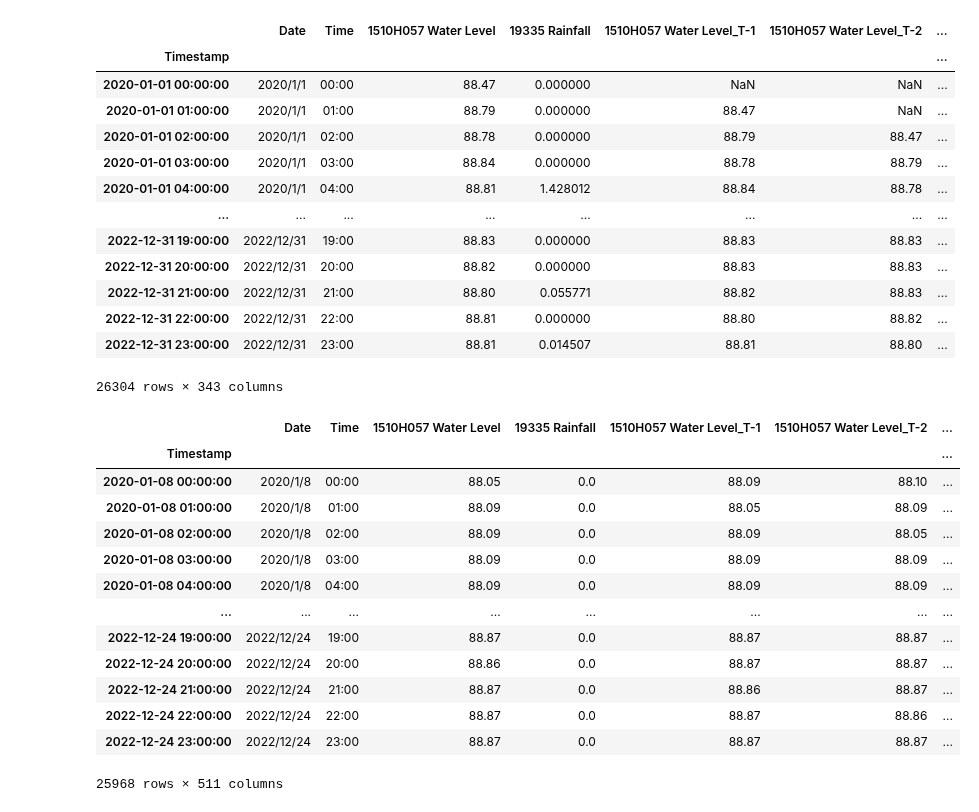
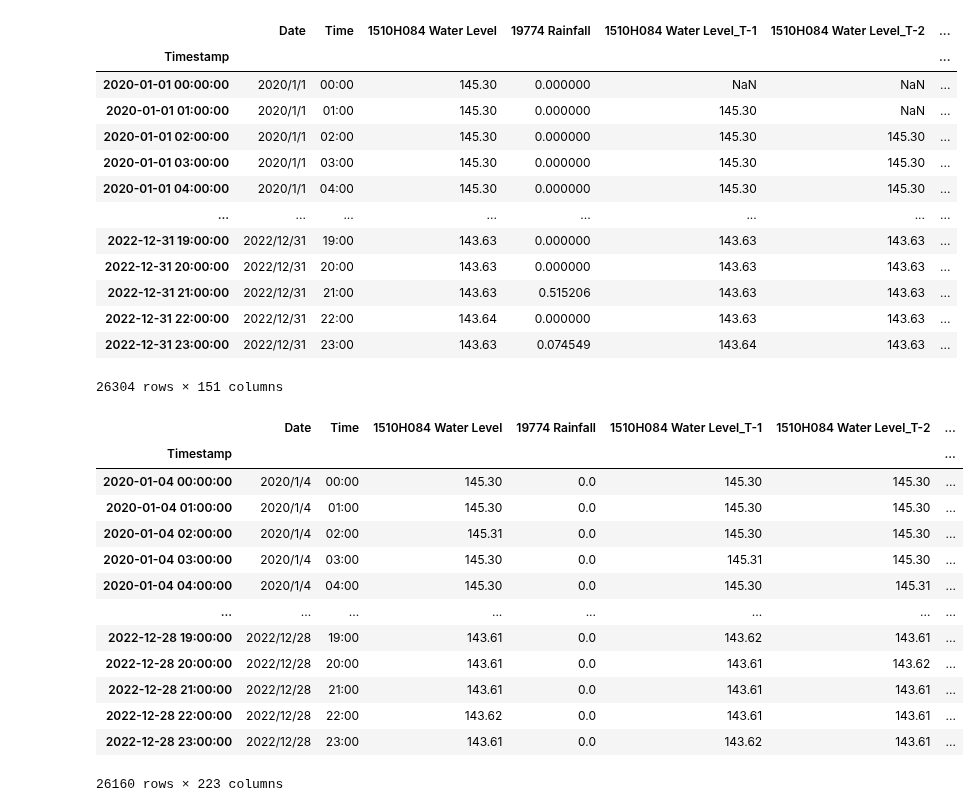
Before and after one commit to wenyi22/-, a Jupyter notebook: water level prediction p2.ipynb, the cells around one changed output. Drawn from its saved outputs; the diff is of its cells as text; code cells hidden in the pictures.

```diff
--- a/water level prediction p2.ipynb
+++ b/water level prediction p2.ipynb
@@ -30,7 +30,7 @@ def create_timestamp(data):
     data = data.set_index('Timestamp')
     return data
 
-data_path = r'C:\Users\rex\Desktop\水位預測\3\1510H057.csv'
+data_path = r'C:\Users\rex\Desktop\水位預測\3\1510H084.csv'
 data = pd.read_csv(data_path)
 
 # 使用函數創建時間戳
@@ -74,19 +74,19 @@ data.info()
 
 # 列出所有要增加特徵的欄位名稱
 columns_to_expand = [
-    # "1510H084 Water Level",
+    "1510H084 Water Level",
     # "1510H076 Water Level",
     # "1510H071 Water Level",
-    "1510H057 Water Level",
-    # "19774 Rainfall",
+    # "1510H057 Water Level",
+    "19774 Rainfall"
     # "20016 Rainfall",
     # "19606 Rainfall",
-    "19335 Rainfall"
+    # "19335 Rainfall",
 ]
 
 # 增加_T-1到_T-48的特徵
 for col in columns_to_expand:
-    for t in range(1, 169):
+    for t in range(1, 73):
         new_col_name = f"{col}_T-{t}"
         data[new_col_name] = data[col].shift(t)
 # 建立滑動窗口的平均水位和標準差
@@ -95,7 +95,7 @@ window_size = 48 # 48小時
 # for station in ["1510H084", "1510H076", "1510H071", "1510H057"]:
 
 
-for station in ["1510H057"]:
+for station in ["1510H084"]:
     col = f"{station} Water Level"
     data[f"{col}_rolling_mean"] = data[col].rolling(window_size).mean()     #過去48小時平均水位
     data[f"{col}_rolling_std"] = data[col].rolling(window_size).std()       #過去48小時水位標準差
@@ -106,57 +106,58 @@ for station in ["1510H057"]:
 # 對每個站點的水位差分
 # for station in ["1510H084", "1510H076", "1510H071", "1510H057"]:
 
-for station in ["1510H057"]:
+for station in ["1510H084"]:
     col = f"{station} Water Level"
     data[f"{col}_diff"] = data[col].diff()                                  #前一小時水位差
 
 
 data
 # %% [output]
-|  | Date | Time | 1510H057 Water Level | 19335 Rainfall | 1510H057 Water Level_T-1 | 1510H057 Water Level_T-2 | ... |
+|  | Date | Time | 1510H084 Water Level | 19774 Rainfall | 1510H084 Water Level_T-1 | 1510H084 Water Level_T-2 | ... |
 | Timestamp |  |  |  |  |  |  | ... |
-| 2020-01-01 00:00:00 | 2020/1/1 | 00:00 | 88.47 | 0.000000 | NaN | NaN | ... |
-| 2020-01-01 01:00:00 | 2020/1/1 | 01:00 | 88.79 | 0.000000 | 88.47 | NaN | ... |
-| 2020-01-01 02:00:00 | 2020/1/1 | 02:00 | 88.78 | 0.000000 | 88.79 | 88.47 | ... |
-| 2020-01-01 03:00:00 | 2020/1/1 | 03:00 | 88.84 | 0.000000 | 88.78 | 88.79 | ... |
-| 2020-01-01 04:00:00 | 2020/1/1 | 04:00 | 88.81 | 1.428012 | 88.84 | 88.78 | ... |
+| 2020-01-01 00:00:00 | 2020/1/1 | 00:00 | 145.30 | 0.000000 | NaN | NaN | ... |
+| 2020-01-01 01:00:00 | 2020/1/1 | 01:00 | 145.30 | 0.000000 | 145.30 | NaN | ... |
+| 2020-01-01 02:00:00 | 2020/1/1 | 02:00 | 145.30 | 0.000000 | 145.30 | 145.30 | ... |
+| 2020-01-01 03:00:00 | 2020/1/1 | 03:00 | 145.30 | 0.000000 | 145.30 | 145.30 | ... |
+| 2020-01-01 04:00:00 | 2020/1/1 | 04:00 | 145.30 | 0.000000 | 145.30 | 145.30 | ... |
 | ... | ... | ... | ... | ... | ... | ... | ... |
-| 2022-12-31 19:00:00 | 2022/12/31 | 19:00 | 88.83 | 0.000000 | 88.83 | 88.83 | ... |
-| 2022-12-31 20:00:00 | 2022/12/31 | 20:00 | 88.82 | 0.000000 | 88.83 | 88.83 | ... |
-| 2022-12-31 21:00:00 | 2022/12/31 | 21:00 | 88.80 | 0.055771 | 88.82 | 88.83 | ... |
-| 2022-12-31 22:00:00 | 2022/12/31 | 22:00 | 88.81 | 0.000000 | 88.80 | 88.82 | ... |
-| 2022-12-31 23:00:00 | 2022/12/31 | 23:00 | 88.81 | 0.014507 | 88.81 | 88.80 | ... |
+| 2022-12-31 19:00:00 | 2022/12/31 | 19:00 | 143.63 | 0.000000 | 143.63 | 143.63 | ... |
+| 2022-12-31 20:00:00 | 2022/12/31 | 20:00 | 143.63 | 0.000000 | 143.63 | 143.63 | ... |
+| 2022-12-31 21:00:00 | 2022/12/31 | 21:00 | 143.63 | 0.515206 | 143.63 | 143.63 | ... |
+| 2022-12-31 22:00:00 | 2022/12/31 | 22:00 | 143.64 | 0.000000 | 143.63 | 143.63 | ... |
+| 2022-12-31 23:00:00 | 2022/12/31 | 23:00 | 143.63 | 0.074549 | 143.64 | 143.63 | ... |
-26304 rows × 343 columns
+26304 rows × 151 columns
 # %%
 # 增加T+1到T+48的雨量
 for station in [
-    # "19774 Rainfall",
+    "19774 Rainfall"
     # "20016 Rainfall",
-    # "19606 Rainfall",
-    "19335 Rainfall"]:
+    # "19335 Rainfall",
+    # "19606 Rainfall"
+    ]:
     col = f"{station}"
-    for t in range(1, 169):
+    for t in range(1, 73):
         future_col_name = f"{col}_T+{t}"
         data[future_col_name] = data[col].shift(-t)
 
 # 刪除包含NaN的行
 data = data.dropna()
 data
 # %% [output]
-|  | Date | Time | 1510H057 Water Level | 19335 Rainfall | 1510H057 Water Level_T-1 | 1510H057 Water Level_T-2 | ... |
+|  | Date | Time | 1510H084 Water Level | 19774 Rainfall | 1510H084 Water Level_T-1 | 1510H084 Water Level_T-2 | ... |
 | Timestamp |  |  |  |  |  |  | ... |
-| 2020-01-08 00:00:00 | 2020/1/8 | 00:00 | 88.05 | 0.0 | 88.09 | 88.10 | ... |
-| 2020-01-08 01:00:00 | 2020/1/8 | 01:00 | 88.09 | 0.0 | 88.05 | 88.09 | ... |
-| 2020-01-08 02:00:00 | 2020/1/8 | 02:00 | 88.09 | 0.0 | 88.09 | 88.05 | ... |
-| 2020-01-08 03:00:00 | 2020/1/8 | 03:00 | 88.09 | 0.0 | 88.09 | 88.09 | ... |
-| 2020-01-08 04:00:00 | 2020/1/8 | 04:00 | 88.09 | 0.0 | 88.09 | 88.09 | ... |
+| 2020-01-04 00:00:00 | 2020/1/4 | 00:00 | 145.30 | 0.0 | 145.30 | 145.30 | ... |
+| 2020-01-04 01:00:00 | 2020/1/4 | 01:00 | 145.30 | 0.0 | 145.30 | 145.30 | ... |
+| 2020-01-04 02:00:00 | 2020/1/4 | 02:00 | 145.31 | 0.0 | 145.30 | 145.30 | ... |
+| 2020-01-04 03:00:00 | 2020/1/4 | 03:00 | 145.30 | 0.0 | 145.31 | 145.30 | ... |
+| 2020-01-04 04:00:00 | 2020/1/4 | 04:00 | 145.30 | 0.0 | 145.30 | 145.31 | ... |
 | ... | ... | ... | ... | ... | ... | ... | ... |
-| 2022-12-24 19:00:00 | 2022/12/24 | 19:00 | 88.87 | 0.0 | 88.87 | 88.87 | ... |
-| 2022-12-24 20:00:00 | 2022/12/24 | 20:00 | 88.86 | 0.0 | 88.87 | 88.87 | ... |
-| 2022-12-24 21:00:00 | 2022/12/24 | 21:00 | 88.87 | 0.0 | 88.86 | 88.87 | ... |
-| 2022-12-24 22:00:00 | 2022/12/24 | 22:00 | 88.87 | 0.0 | 88.87 | 88.86 | ... |
-| 2022-12-24 23:00:00 | 2022/12/24 | 23:00 | 88.87 | 0.0 | 88.87 | 88.87 | ... |
+| 2022-12-28 19:00:00 | 2022/12/28 | 19:00 | 143.61 | 0.0 | 143.62 | 143.61 | ... |
+| 2022-12-28 20:00:00 | 2022/12/28 | 20:00 | 143.61 | 0.0 | 143.61 | 143.62 | ... |
+| 2022-12-28 21:00:00 | 2022/12/28 | 21:00 | 143.61 | 0.0 | 143.61 | 143.61 | ... |
+| 2022-12-28 22:00:00 | 2022/12/28 | 22:00 | 143.62 | 0.0 | 143.61 | 143.61 | ... |
+| 2022-12-28 23:00:00 | 2022/12/28 | 23:00 | 143.61 | 0.0 | 143.62 | 143.61 | ... |
-25968 rows × 511 columns
+26160 rows × 223 columns
 # %%
 import sys
 print(sys.executable)
```
Also changed, not shown: parts of 14 cells of this notebook.
